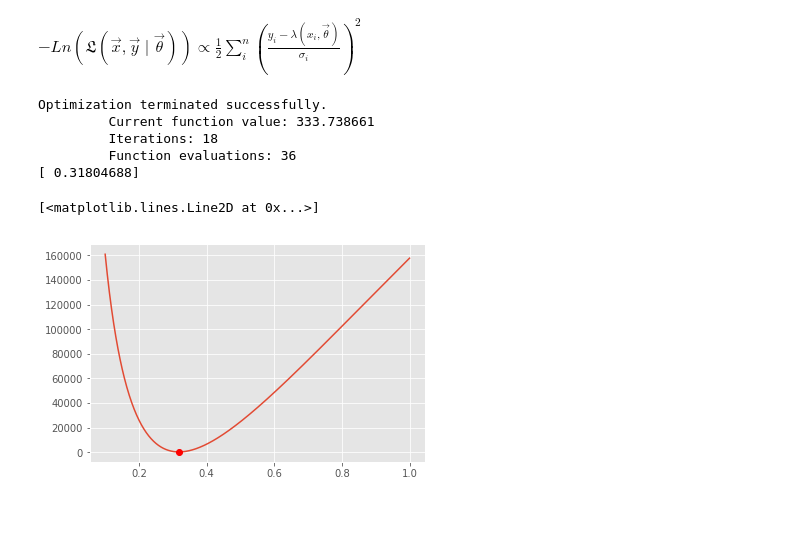
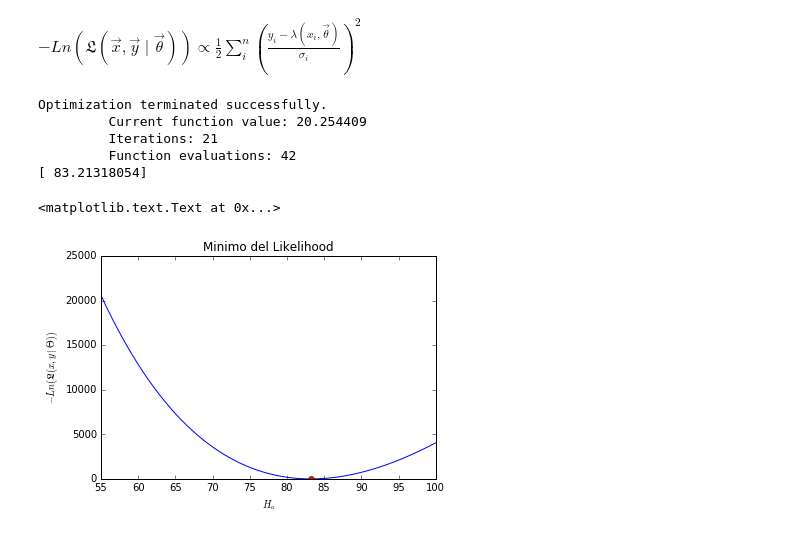
Before and after one commit to CosmoStats/cosmostats2018-jzsmoreno, a Jupyter notebook: Sep/CHubble.ipynb, the cells around one changed output. Saved outputs shown, nothing was run; the diff lists cells and outputs as text; code cells hidden in the pictures.

Commit message:
Likelihood mejoras

```diff
--- a/Sep/CHubble.ipynb
+++ b/Sep/CHubble.ipynb
@@ -5,12 +5,15 @@
 # %%
 %pylab inline
 import numpy as np
+import matplotlib
 import matplotlib.pylab as plt
 import scipy.stats as st
 import math
 import random
 from scipy.optimize import fmin
-plt.style.use('ggplot')
+#plt.style.use('ggplot')
+plt.style.use('classic')
+%matplotlib inline
 # %% [output]
 Populating the interactive namespace from numpy and matplotlib
 # %%
@@ -45,11 +45,11 @@ print(np.mean(mud))
 $-Ln(\mathfrak{L}(\vec{x},\vec{y}\mid \vec{\theta }))\propto \frac{1}{2}\sum_{i}^{n}\left ( \frac{y_{i}-\lambda (x_{i},\vec{\theta })}{\sigma_{i}} \right )^{2}$
 # %%
 # Prueba de la variable de materia
-def test(om1):
+def test(om1,om0):
     test2=1
     while(test2):
         if(om1<0):
-            om1=np.random.normal(om0,sig)
+            om1=np.random.normal(om0,sigma)
             if(om1>1):
                 om1=om0
         else:
@@ -60,46 +60,47 @@ def test(om1):
     return(om1)
 
 def eta(a,om):
-    test(om)
-    s3=(1.0-om)/om
+    s3=(1.-om)/om
     s2=s3**(2./3)
     s=s3**(1./3)
-    return (2.0*np.sqrt(s3+1)*((1./a**4)-0.1540*s*(1./a**3)+0.4304*s2+0.19097*s3*(1./a)+0.066941*(s**4)))**(-1/8)
+    coef=[0.1540,0.4304,0.19097,0.066941]
+    return 2.*np.sqrt(s3+1.)*((1./a**4)-coef[0]*s*(1./a**3)+coef[1]*s2*(1./a**2)+coef[2]*s3*(1./a)+coef[3]*(s**4))**(-1./8)
 # Definición del likelihood
 def likelihood(H,om,z,y,var):
     n=np.size(var)
-    c=2.8**3
-    arg=0
-    for i in range(n):
-        a=1./(1+z[i])
-        D=(c/H)*(1./a)*(eta(1.,om)-eta(a,om))
-        x= 25-5*np.log10(H/100.0)+5*np.log10(D)
-        arg=arg+(((y[i]-x)**2)/(var[i]))
-    lhood=arg/2.
+    c=299792.0 # velocidad de la luz en km/s
+    a=1./(1+z)
+    D=(c/H)*(1./a)*(eta(1.,om)-eta(a,om))
+    x= 25.-5.*np.log10(H/100.0)+5.*np.log10(D)
+    arg=sum((((y-x)**2)/var))
+    lhood=0.5*arg
     return lhood
 # %%
 # Minimo de la función de Likelihood
 num=1000
-x=np.linspace(0.1,1,num)
+x=np.linspace(55.0,100,num)
 y=np.zeros(num)
-y2=likelihood(2*np.mean(mud),.3,z,mud,var)
+y2=likelihood(2*np.mean(mud),.38,z,mud,var)
 x2=2*np.mean(mud)
-robj = lambda x: likelihood(x,.3,z,mud,var)
+robj = lambda x: likelihood(x,.38,z,mud,var)
 for i in range(num):
-    y[i]=likelihood(x[i],.3,z,mud,var)
-x0 = .1
+    y[i]=likelihood(x[i],.38,z,mud,var)
+x0 = 55.0
 xmin0 = fmin(robj,x0)
 print(xmin0)
 plt.plot(x,y)
-plt.plot(xmin0,likelihood(xmin0,.3,z,mud,var),'ro')
+plt.plot(xmin0,likelihood(xmin0,.2,z,mud,var),'ro')
+plt.title('Minimo del Likelihood')
+plt.xlabel("$H_{o}$")
+plt.ylabel("$-Ln(\mathfrak{L}(x,y \mid \Theta))$")
 # %% [output]
 Optimization terminated successfully.
-         Current function value: 333.738661
-         Iterations: 18
-         Function evaluations: 36
-[ 0.31804688]
+         Current function value: 20.254409
+         Iterations: 21
+         Function evaluations: 42
+[ 83.21318054]
-[<matplotlib.lines.Line2D at 0x...>]
+<matplotlib.text.Text at 0x...>
-[figure, old version]
+[figure, new version]
 # %%
 # Algoritmo del likelihood más óptimo
 def mcp(y1,y0,H1,om1,H0,om0):
```
Also changed, not shown: parts of 9 cells of this notebook.
